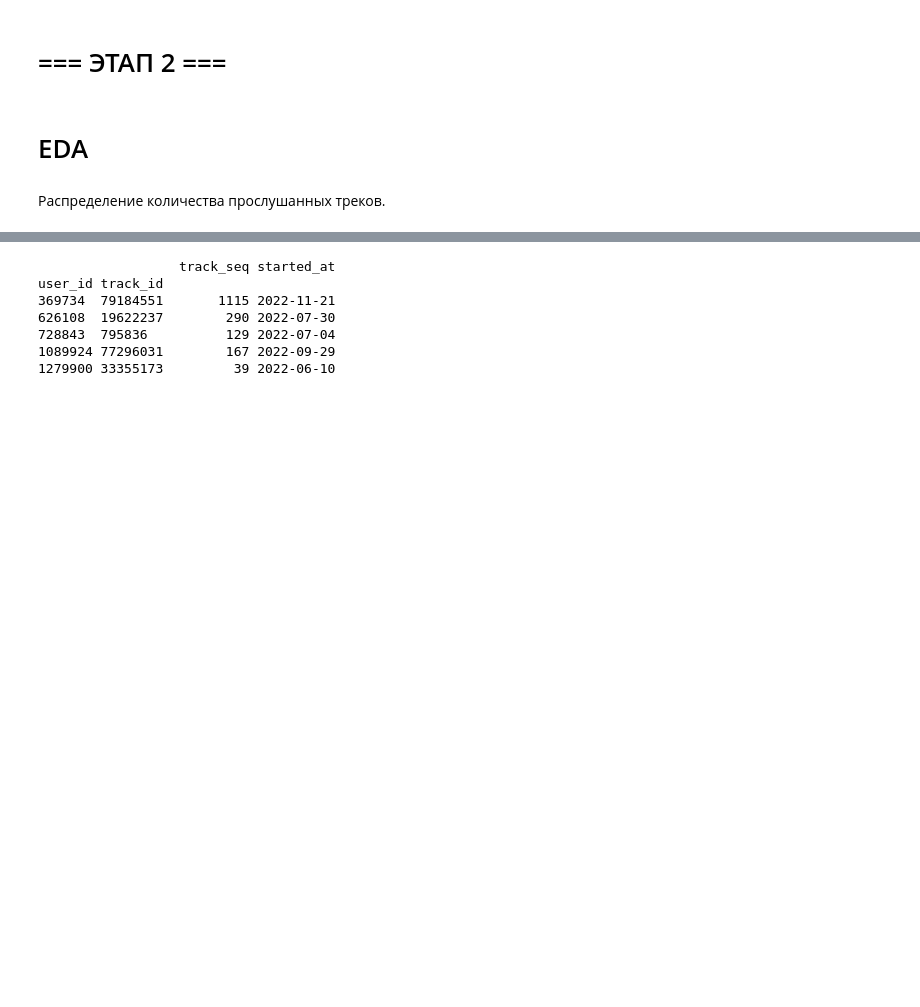
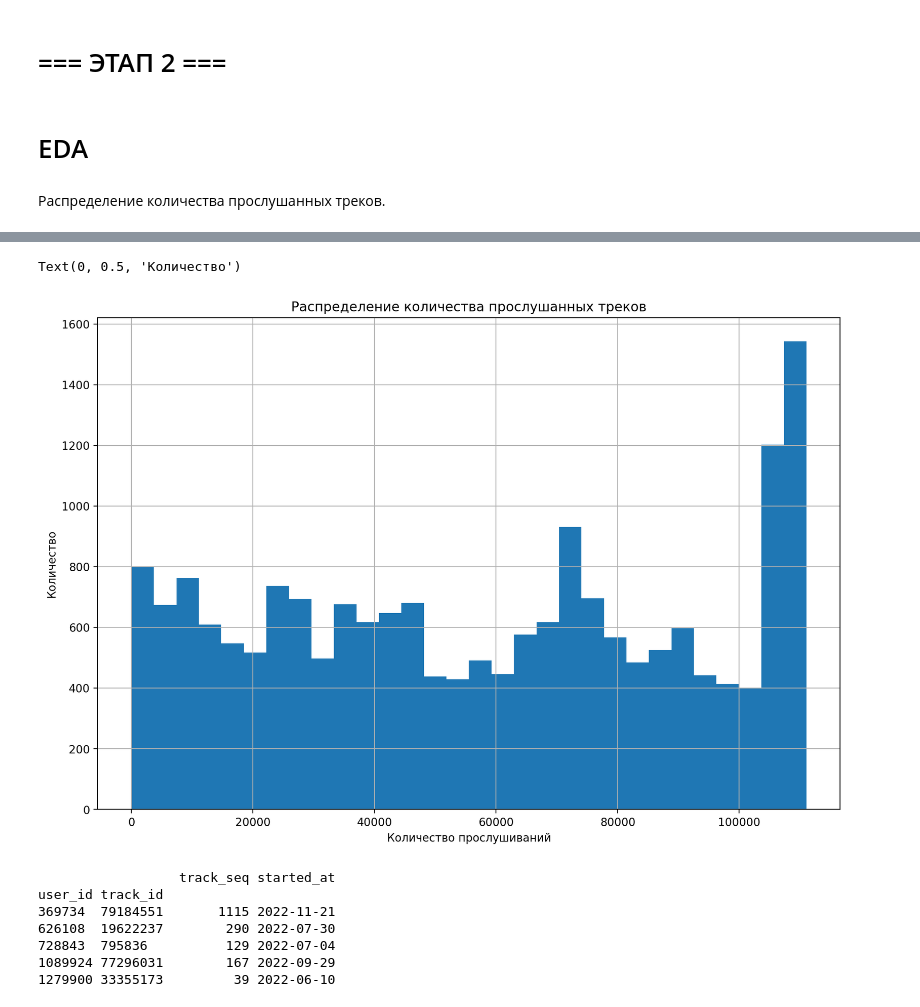
Before and after one commit to NikoMelnikov/mle-recsys-project, a Jupyter notebook: recommendations.ipynb, the cells around one changed output, grey strips where cells are left out. Drawn from its saved outputs; the diff is of its cells as text; code cells hidden in the pictures; blank space fills up the shorter version.

```diff
--- a/recommendations.ipynb
+++ b/recommendations.ipynb
@@ -283,0 +417,8 @@ print(track_play_counts)
+# %%
+fig, ax = plt.subplots(figsize=(12, 8))
+ax = track_counts['track_id'].plot(kind='hist', bins=30, range=(5,111062), title='Распределение количества прослушанных треков', grid=True)
+ax.set_xlabel('Количество прослушиваний')
+ax.set_ylabel('Количество')
+# %% [output]
+Text(0, 0.5, 'Количество')
+[figure, added]
```
Also changed, not shown: parts of 36 cells of this notebook.
